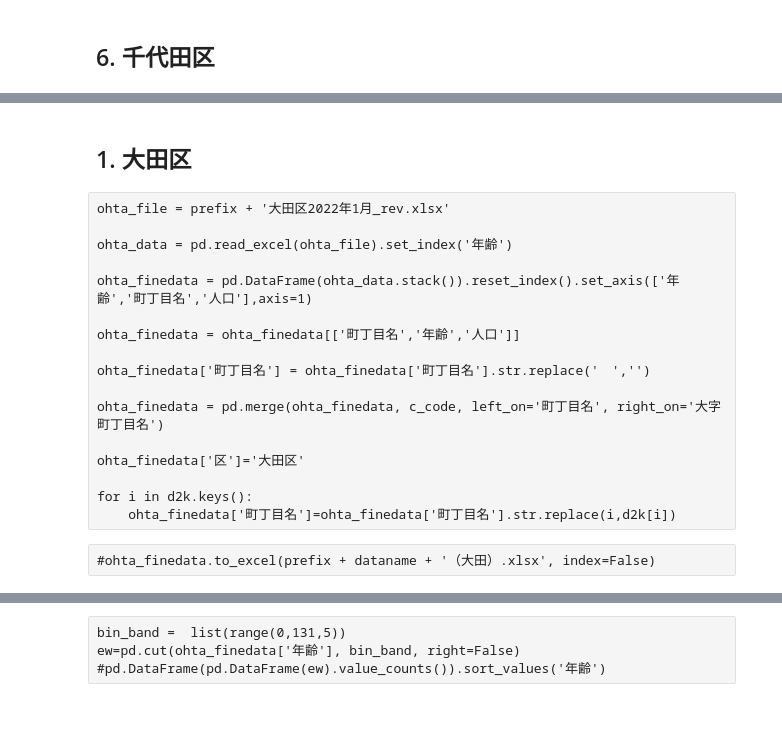
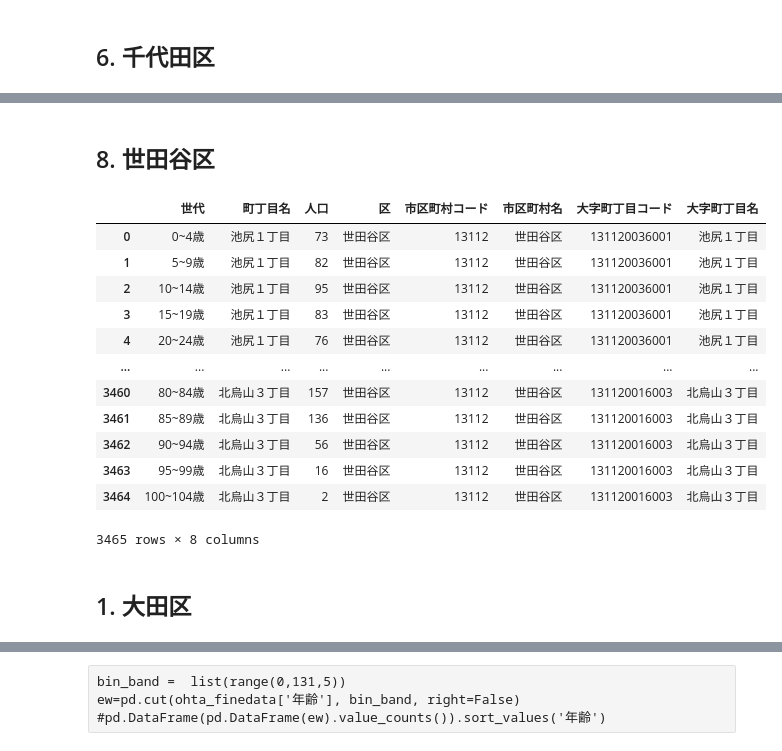
Before and after one commit to MasaoMori/Tokyo_Ward_Assembly_Election, a Jupyter notebook: jupyter/Population_age-ver2.ipynb, the cells around one changed output, grey strips where cells are left out. Saved outputs shown, nothing was run; the diff lists cells and outputs as text; code cells hidden in the pictures; blank space fills up the shorter version.

```diff
--- a/jupyter/Population_age-ver2.ipynb
+++ b/jupyter/Population_age-ver2.ipynb
@@ -105,21 +135,59 @@ kk['一番町']
+# %% [markdown]
+## 8. 世田谷区
+# %%
+def qqq(st):
+    cols = [0]+list(range(1,100,3))
+    a=st.iloc[:,1:100:3]
+    b=st.iloc[:,0]
+    c=pd.concat([b,a],axis=1)
+    cc=c.loc[1:,:]
+    #c.loc[1:,:]
+    q=cc[cc['R5.1.1'].str.contains('～', na=False)].set_index('R5.1.1')
+    qa=cc[cc['R5.1.1'].str.contains('以上', na=False)].set_index('R5.1.1')
+    q=pd.concat([q,qa])
+    qq=pd.DataFrame(q.stack().reset_index())
+    return qq.rename(columns={'R5.1.1':'世代',
+                              'level_1':'町丁目名',
+                              0:'人口'})
+# %%
+st_fd = pd.DataFrame()
+for i in list(range(1,6)):
+    st = pd.read_excel(prefix +'世田谷2023年1月'+str(i)+'.xls')
+    st_fd = pd.concat([st_fd, qqq(st)])
+
+st_fd['町丁目名'] = st_fd['町丁目名'].str.replace('　','', regex=True)
+
+# 池尻４丁目は1番から32番と、33番から39番が泣き別れている。Excelで統合作業を行う。
+
+st_fd['区']='世田谷区'
+st_fd = pd.merge(st_fd,
+                 c_code,
+                 left_on=['区','町丁目名'],
+                 right_on=['市区町村名','大字町丁目名'],
+#                 how='left'
+                )
+
+jedi = list(st_fd['世代'])[0:21]
+fb = fiveband[0:21]
+j2f = dict(zip(jedi,fb))
+
+for i,r in st_fd.iterrows():
+    st_fd.loc[i,'世代'] = j2f[r.世代]
+# %%
+st_fd
+# %% [output]
+|  | 世代 | 町丁目名 | 人口 | 区 | 市区町村コード | 市区町村名 | 大字町丁目コード | 大字町丁目名 |
+| 0 | 0~4歳 | 池尻１丁目 | 73 | 世田谷区 | 13112 | 世田谷区 | 131120036001 | 池尻１丁目 |
+| 1 | 5~9歳 | 池尻１丁目 | 82 | 世田谷区 | 13112 | 世田谷区 | 131120036001 | 池尻１丁目 |
+| 2 | 10~14歳 | 池尻１丁目 | 95 | 世田谷区 | 13112 | 世田谷区 | 131120036001 | 池尻１丁目 |
+| 3 | 15~19歳 | 池尻１丁目 | 83 | 世田谷区 | 13112 | 世田谷区 | 131120036001 | 池尻１丁目 |
+| 4 | 20~24歳 | 池尻１丁目 | 76 | 世田谷区 | 13112 | 世田谷区 | 131120036001 | 池尻１丁目 |
+| ... | ... | ... | ... | ... | ... | ... | ... | ... |
+| 3460 | 80~84歳 | 北烏山３丁目 | 157 | 世田谷区 | 13112 | 世田谷区 | 131120016003 | 北烏山３丁目 |
+| 3461 | 85~89歳 | 北烏山３丁目 | 136 | 世田谷区 | 13112 | 世田谷区 | 131120016003 | 北烏山３丁目 |
+| 3462 | 90~94歳 | 北烏山３丁目 | 56 | 世田谷区 | 13112 | 世田谷区 | 131120016003 | 北烏山３丁目 |
+| 3463 | 95~99歳 | 北烏山３丁目 | 16 | 世田谷区 | 13112 | 世田谷区 | 131120016003 | 北烏山３丁目 |
+| 3464 | 100~104歳 | 北烏山３丁目 | 2 | 世田谷区 | 13112 | 世田谷区 | 131120016003 | 北烏山３丁目 |
+3465 rows × 8 columns
 # %% [markdown]
 ## 1. 大田区
-# %% [raw]
-ohta_file = prefix + '大田区2022年1月_rev.xlsx'
-
-ohta_data = pd.read_excel(ohta_file).set_index('年齢')
-
-ohta_finedata = pd.DataFrame(ohta_data.stack()).reset_index().set_axis(['年齢','町丁目名','人口'],axis=1)
-
-ohta_finedata = ohta_finedata[['町丁目名','年齢','人口']]
-
-ohta_finedata['町丁目名'] = ohta_finedata['町丁目名'].str.replace('　','')
-
-ohta_finedata = pd.merge(ohta_finedata, c_code, left_on='町丁目名', right_on='大字町丁目名')
-
-ohta_finedata['区']='大田区'
-
-for i in d2k.keys():
-    ohta_finedata['町丁目名']=ohta_finedata['町丁目名'].str.replace(i,d2k[i])
-# %% [raw]
-#ohta_finedata.to_excel(prefix + dataname + '（大田）.xlsx', index=False)
```
Also changed, not shown: parts of 93 cells of this notebook, 35 other files.
